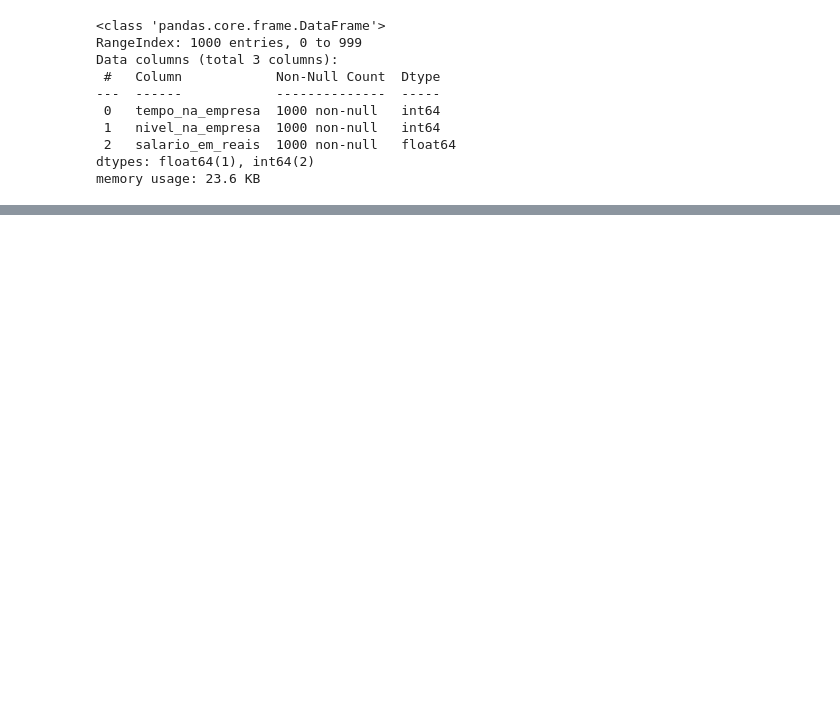
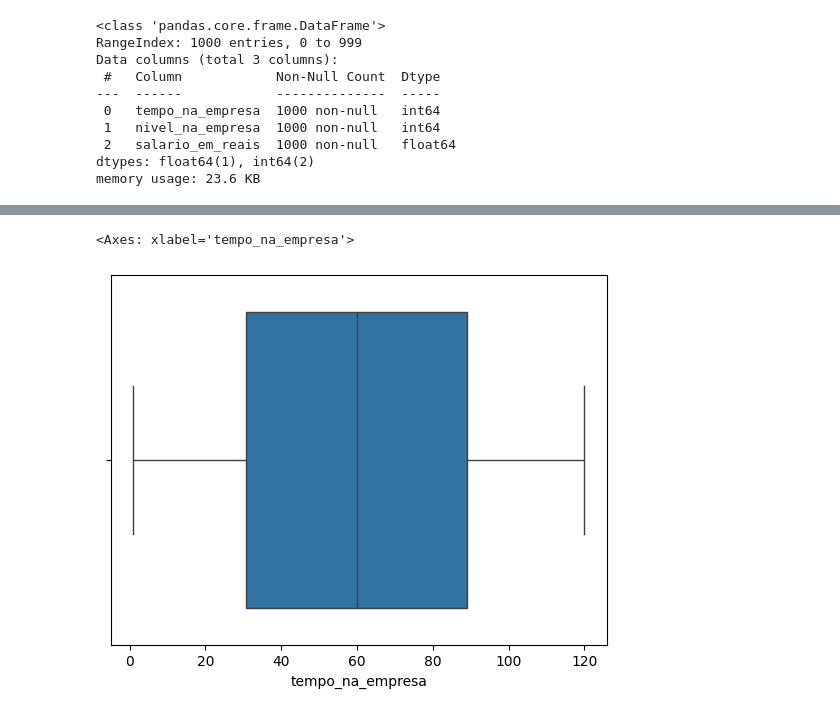
Before and after one commit to RanielliMontagna/ia-learning, a Jupyter notebook: polynomial_regression/salary_model.ipynb, the cells around one changed output, grey strips where cells are left out. Drawn from its saved outputs; the diff is of its cells as text; code cells hidden in the pictures; blank space fills up the shorter version.

Commit message:
feat(polynomial-regression): perform exploratory data analysis on employee salary dataset

```diff
--- a/polynomial_regression/salary_model.ipynb
+++ b/polynomial_regression/salary_model.ipynb
@@ -27,0 +66,6 @@ df_salary_bucketing = df_salary.copy()
+# %%
+# Verify / detect outliers
+sns.boxplot(data=df_salary_eda, x="tempo_na_empresa")
+# %% [output]
+<Axes: xlabel='tempo_na_empresa'>
+[figure, added]
```
Also changed, not shown: parts of 15 cells of this notebook.
